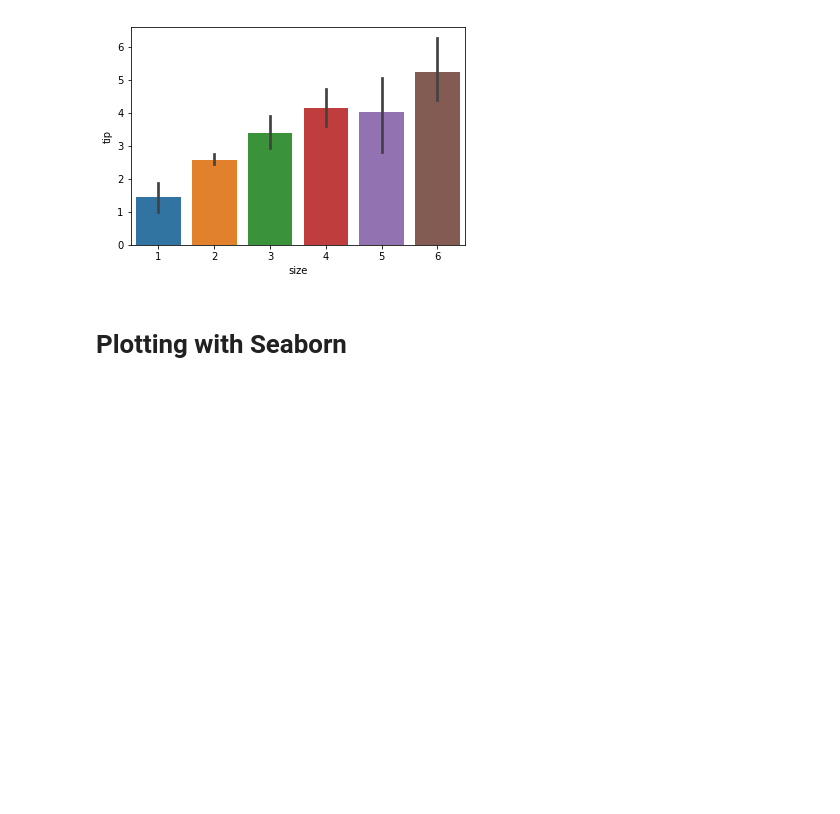
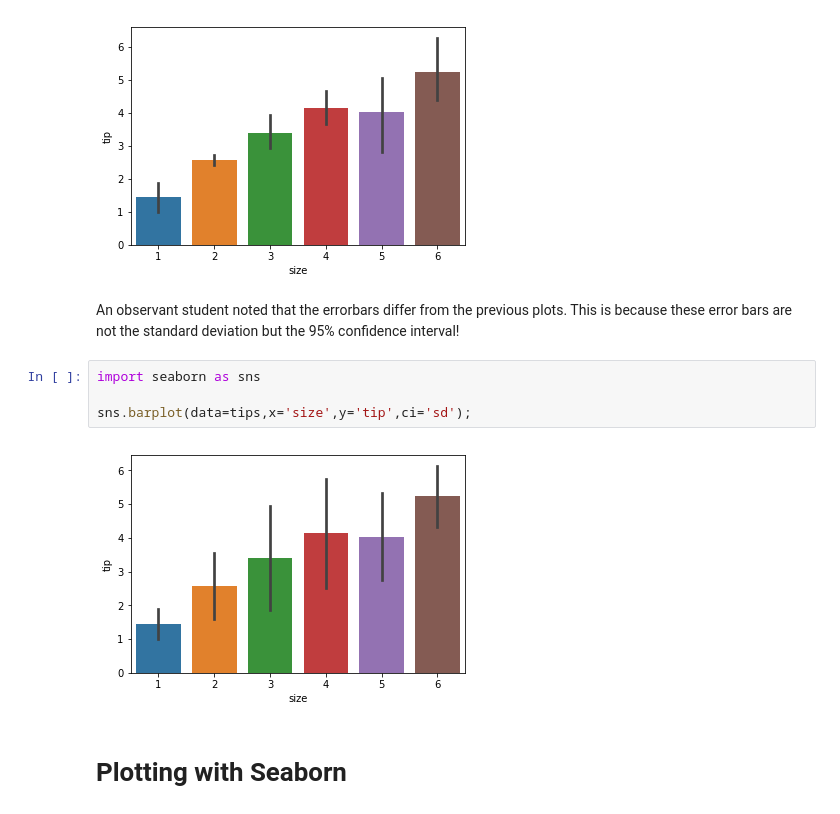
Before and after one commit to lacdr-tox/basic-programming-in-drug-discovery, a Jupyter notebook: python/slides/Pandas and Seaborn.ipynb, the cells around one changed output. Saved outputs shown, nothing was run; the diff lists cells and outputs as text; blank space fills up the shorter version.

```diff
--- a/python/slides/Pandas and Seaborn.ipynb
+++ b/python/slides/Pandas and Seaborn.ipynb
@@ -236,6 +271,14 @@ import seaborn as sns
 sns.barplot(data=tips,x='size',y='tip');
 # %% [output]
 [figure]
+# %% [markdown]
+An observant student noted that the errorbars differ from the previous plots. This is because these error bars are not the standard deviation but the 95% confidence interval!
+# %%
+import seaborn as sns
+
+sns.barplot(data=tips,x='size',y='tip',ci='sd');
+# %% [output]
+[figure, added]
 # %% [markdown]
 # Plotting with Seaborn
 # %%
```
Also changed, not shown: parts of 11 cells of this notebook, 2 other files.
